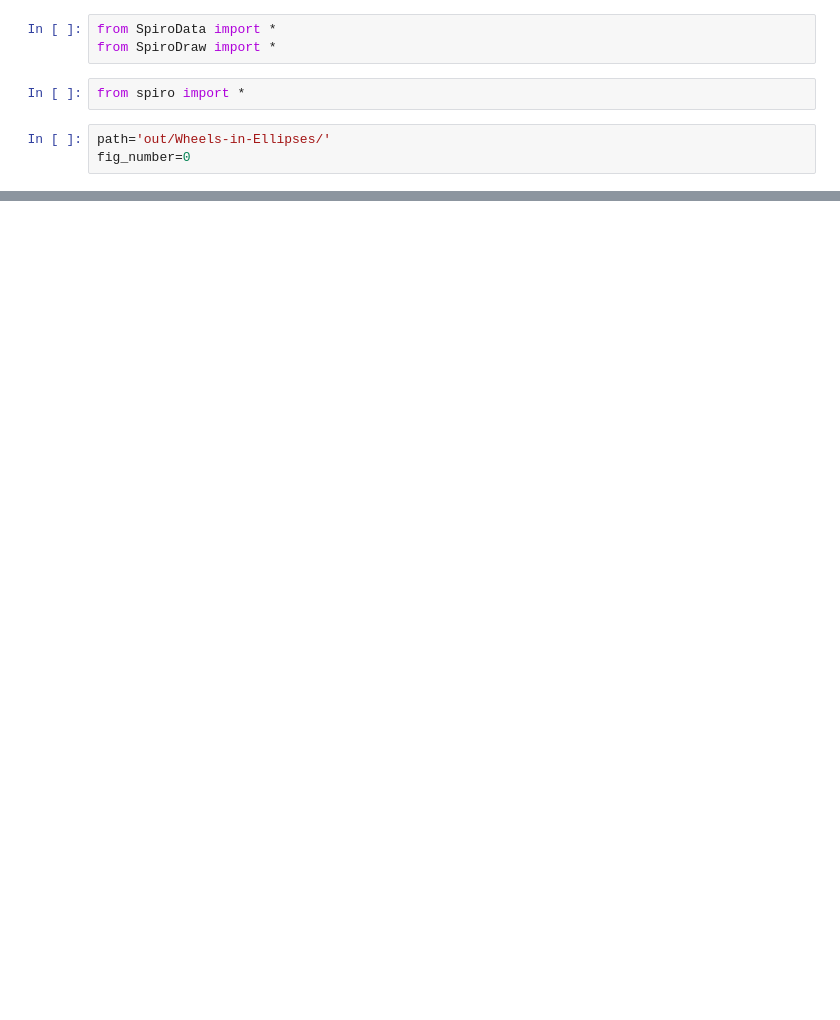
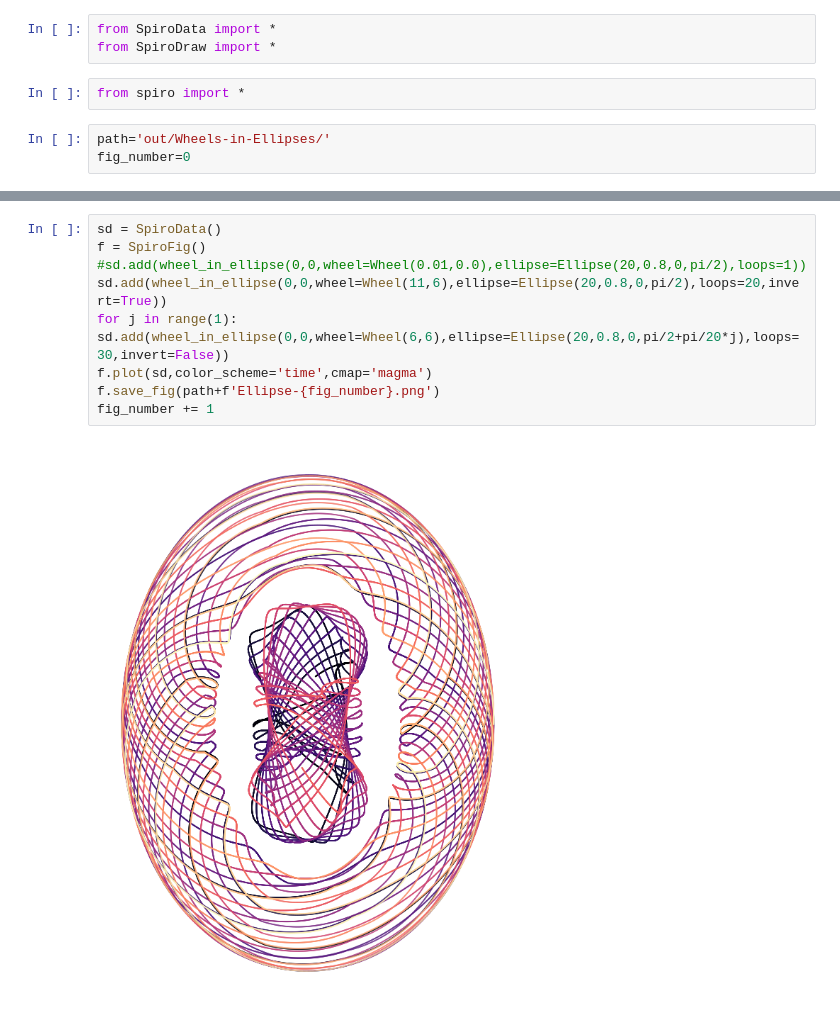
Before and after one commit to donalgrant/spiro, a Jupyter notebook: wheel_in_ellipse.ipynb, the cells around one changed output, grey strips where cells are left out. Cells and saved outputs as stored; diff of their text form; blank space fills up the shorter version.

```diff
--- a/wheel_in_ellipse.ipynb
+++ b/wheel_in_ellipse.ipynb
@@ -20,3 +20,14 @@ fig_number += 1
+# %%
+sd = SpiroData()
+f = SpiroFig()
+#sd.add(wheel_in_ellipse(0,0,wheel=Wheel(0.01,0.0),ellipse=Ellipse(20,0.8,0,pi/2),loops=1))
+sd.add(wheel_in_ellipse(0,0,wheel=Wheel(11,6),ellipse=Ellipse(20,0.8,0,pi/2),loops=20,invert=True))
+for j in range(1): sd.add(wheel_in_ellipse(0,0,wheel=Wheel(6,6),ellipse=Ellipse(20,0.8,0,pi/2+pi/20*j),loops=30,invert=False))
+f.plot(sd,color_scheme='time',cmap='magma')
+f.save_fig(path+f'Ellipse-{fig_number}.png')
+fig_number += 1
+# %% [output]
+[figure, added]
 # %%
 sd = SpiroData()
 f = SpiroFig()
```
Also changed, not shown: parts of 5 cells of this notebook, 8 other files.
